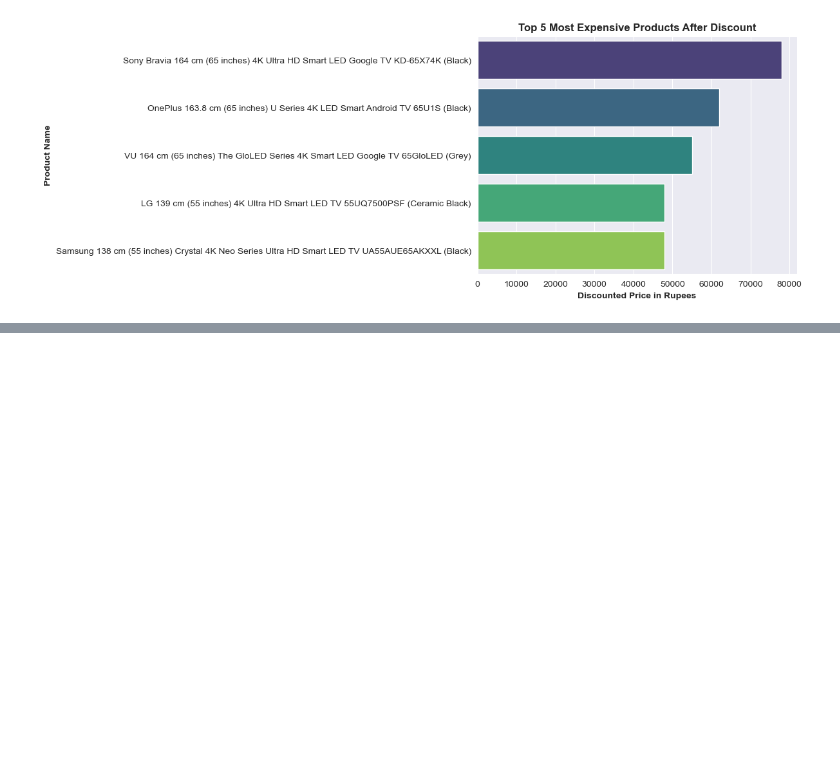
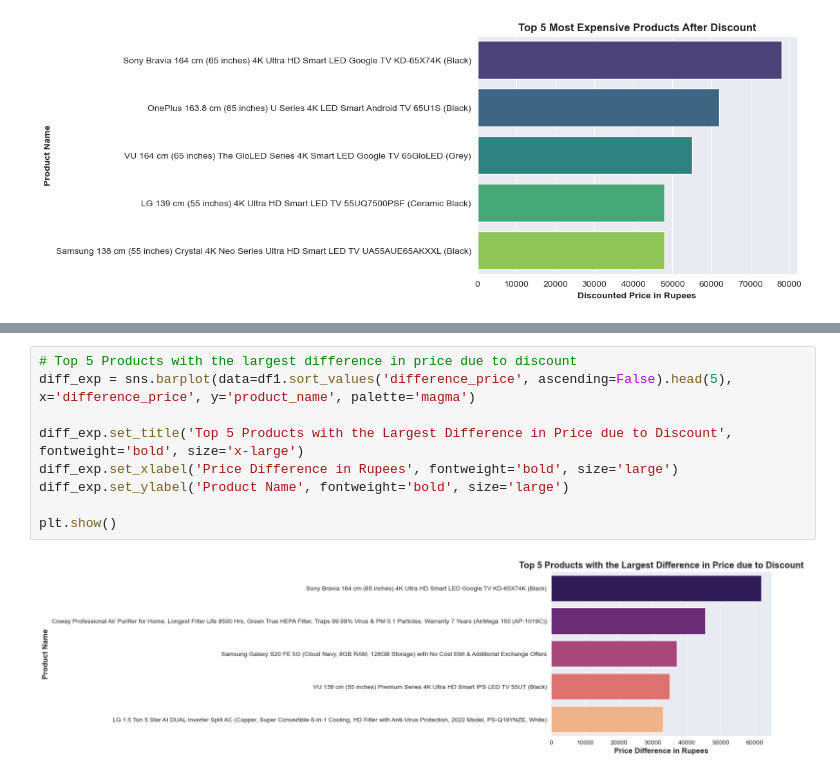
Before and after one commit to Seyone68/Amazon-Sales---Sentiment-Analysis, a Jupyter notebook: app/sales_eda.ipynb, the cells around one changed output, grey strips where cells are left out. Drawn from its saved outputs; the diff is of its cells as text; blank space fills up the shorter version.

```diff
--- a/app/sales_eda.ipynb
+++ b/app/sales_eda.ipynb
@@ -487,0 +499,11 @@ plt.show()
+# %%
+# Top 5 Products with the largest difference in price due to discount
+diff_exp = sns.barplot(data=df1.sort_values('difference_price', ascending=False).head(5), x='difference_price', y='product_name', palette='magma')
+
+diff_exp.set_title('Top 5 Products with the Largest Difference in Price due to Discount', fontweight='bold', size='x-large')
+diff_exp.set_xlabel('Price Difference in Rupees', fontweight='bold', size='large')
+diff_exp.set_ylabel('Product Name', fontweight='bold', size='large')
+
+plt.show()
+# %% [output]
+[figure, added]
```
Also changed, not shown: parts of 3 cells of this notebook.
